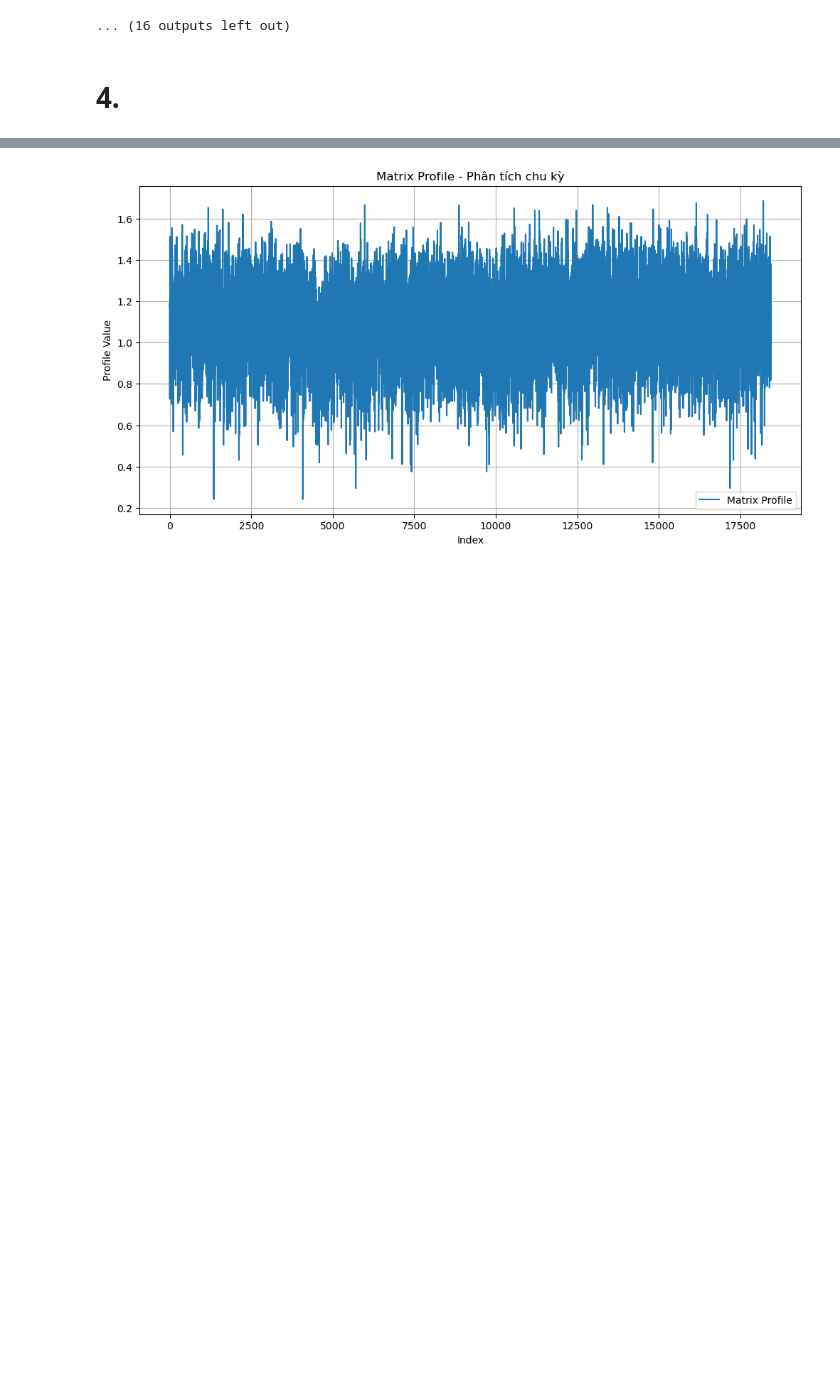
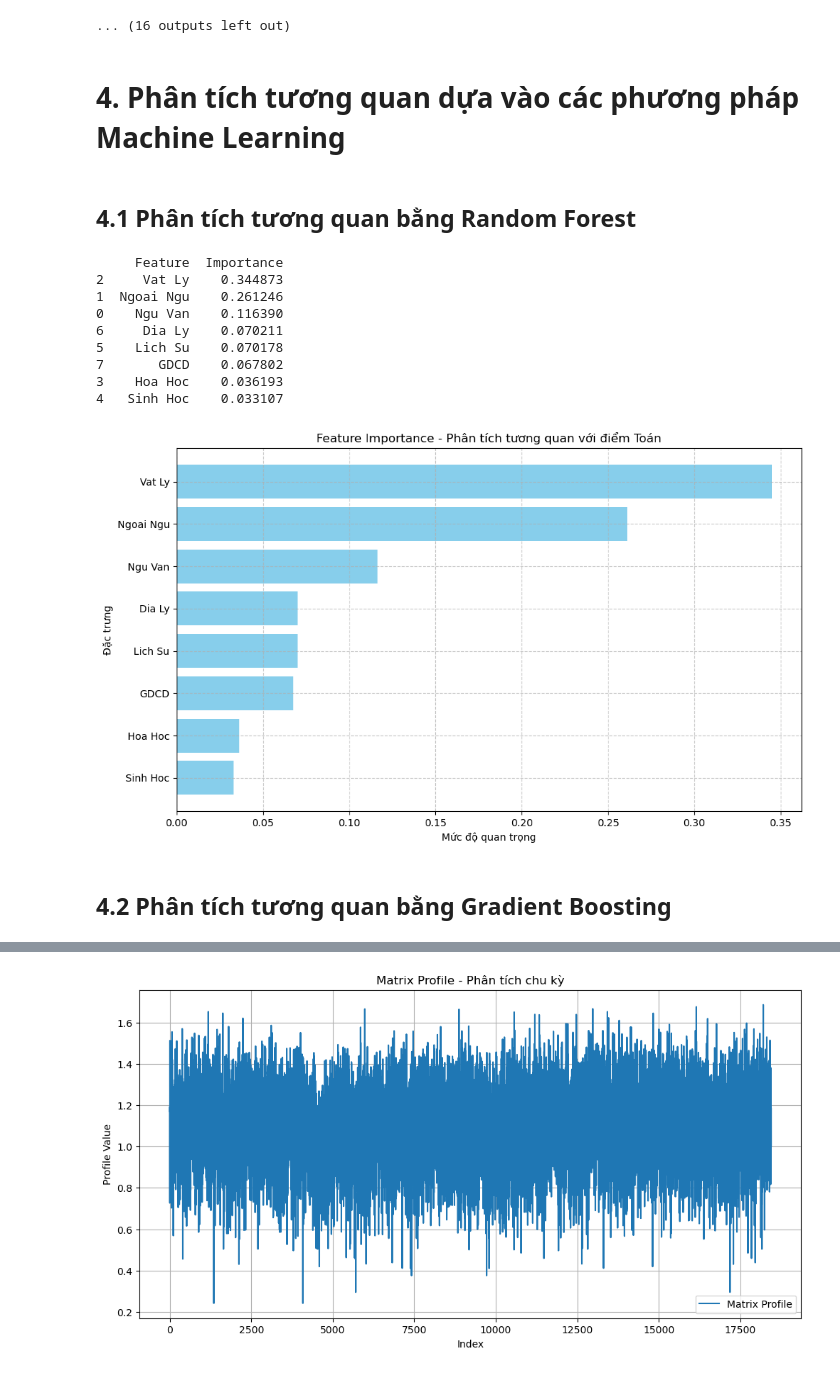
Before and after one commit to KietChauu/THPTQG_source_analysis, a Jupyter notebook: data.ipynb, the cells around one changed output, grey strips where cells are left out. Saved outputs shown, nothing was run; the diff lists cells and outputs as text; code cells hidden in the pictures; blank space fills up the shorter version.

```diff
--- a/data.ipynb
+++ b/data.ipynb
@@ -461,5 +462,54 @@ Số lượng: 6700
 [figure]
 [figure]
 ... (16 outputs left out)
-# %% [markdown]
-# 4.
+# %% [markdown]
+# 4. Phân tích tương quan dựa vào các phương pháp Machine Learning
+# %% [markdown]
+## 4.1 Phân tích tương quan bằng Random Forest
+# %%
+# Biến mục tiêu (target) và các đặc trưng (features)
+target = 'Toan'  # Ví dụ: phân tích tương quan với điểm Toán
+features = [col for col in list_of_subjects if col != target]
+
+# Loại bỏ NaN và chuẩn bị dữ liệu
+df_clean = df_clean.dropna(subset=[target])  # Loại bỏ các hàng có NaN ở cột mục tiêu
+X = df_clean[features]
+y = df_clean[target]
+
+# Huấn luyện mô hình Random Forest
+model = RandomForestRegressor(random_state=42)
+model.fit(X, y)
+
+# Lấy giá trị feature importance
+feature_importances = model.feature_importances_
+importance_df = pd.DataFrame({
+    'Feature': features,
+    'Importance': feature_importances
+}).sort_values(by='Importance', ascending=False)
+
+# Hiển thị kết quả
+print(importance_df)
+
+# Vẽ biểu đồ mức độ quan trọng của các đặc trưng
+plt.figure(figsize=(10, 6))
+plt.barh(importance_df['Feature'], importance_df['Importance'], color='skyblue')
+plt.title("Feature Importance - Phân tích tương quan với điểm Toán")
+plt.xlabel("Mức độ quan trọng")
+plt.ylabel("Đặc trưng")
+plt.gca().invert_yaxis()  # Đảo ngược trục y để đặc trưng quan trọng nhất ở trên cùng
+plt.grid(True, linestyle='--', alpha=0.7)
+plt.tight_layout()
+plt.show()
+# %% [output]
+     Feature  Importance
+2     Vat Ly    0.344873
+1  Ngoai Ngu    0.261246
+0    Ngu Van    0.116390
+6     Dia Ly    0.070211
+5    Lich Su    0.070178
+7       GDCD    0.067802
+3    Hoa Hoc    0.036193
+4   Sinh Hoc    0.033107
+[figure, added]
+# %% [markdown]
+## 4.2 Phân tích tương quan bằng Gradient Boosting
```
Also changed, not shown: parts of 17 cells of this notebook.
